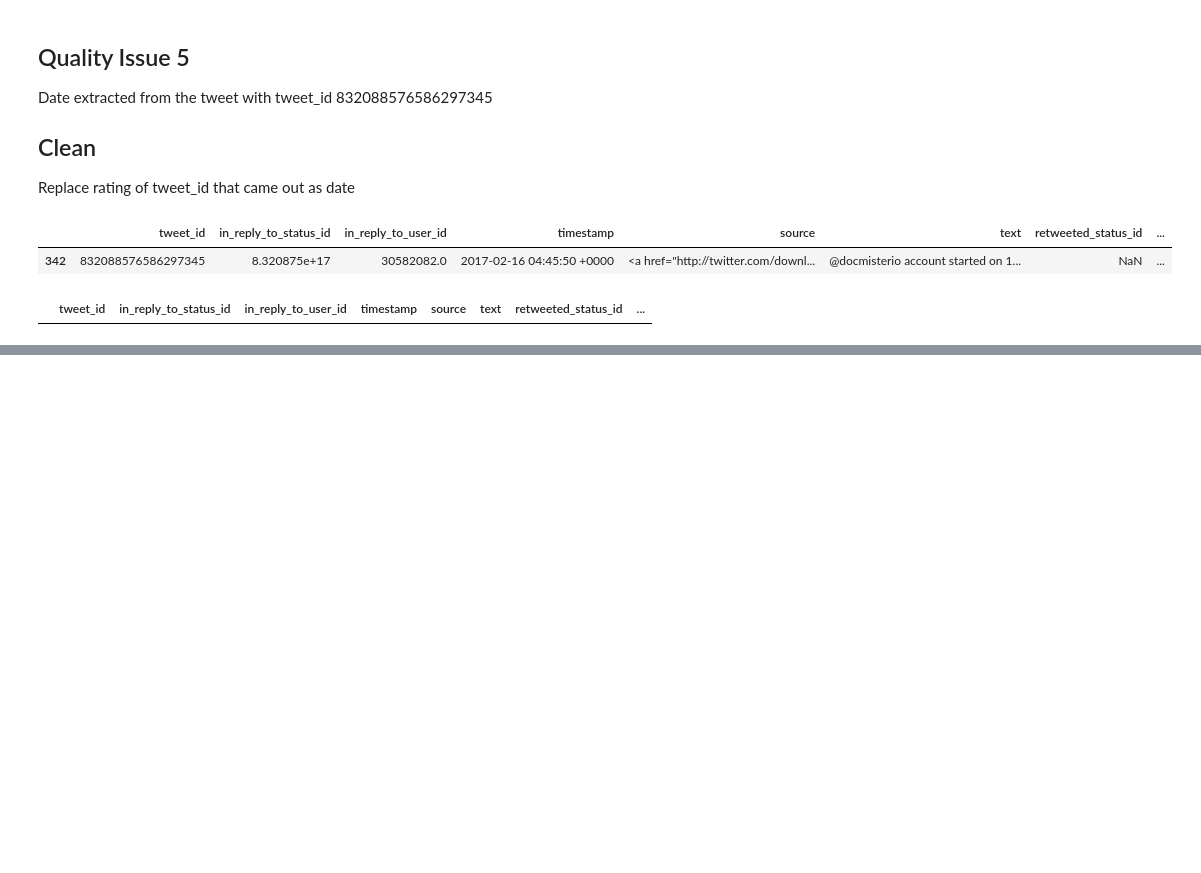
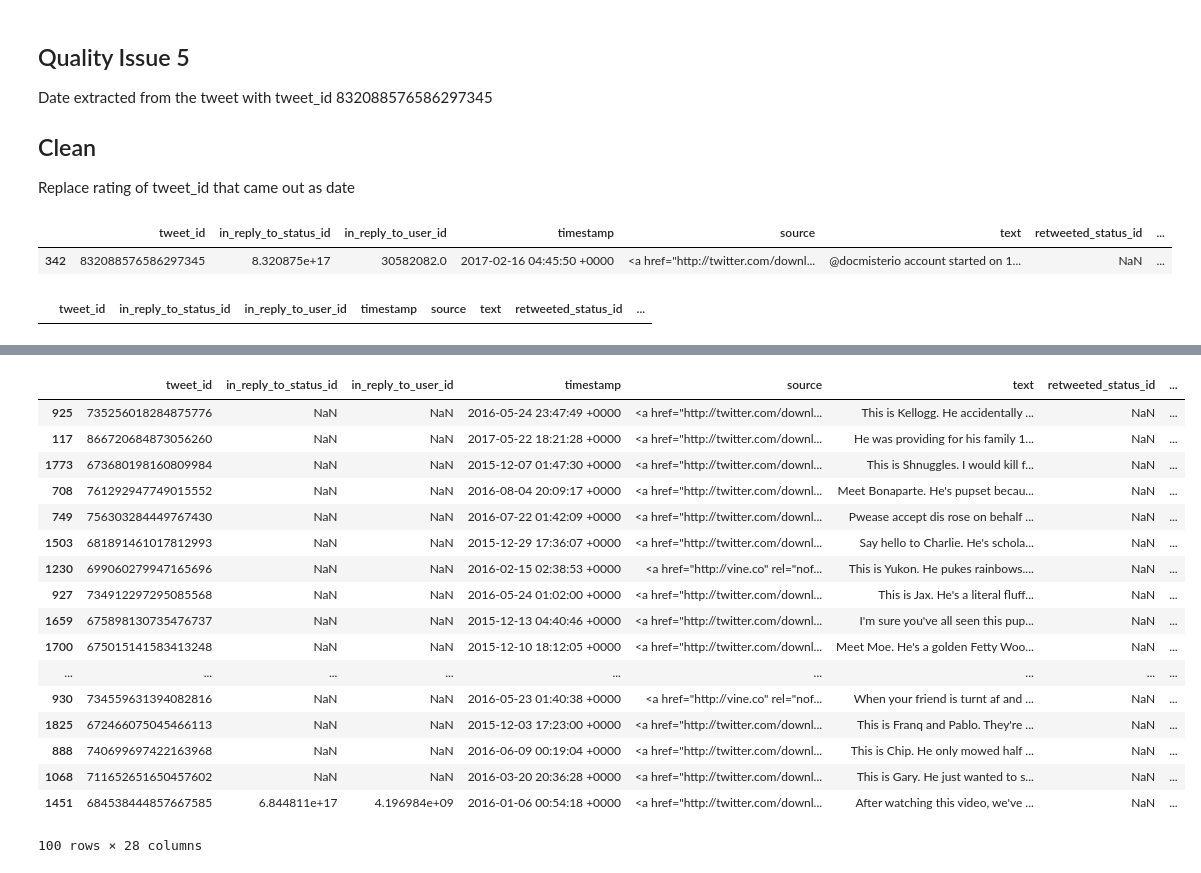
Before and after one commit to KattyP/DataWrangleProject, a Jupyter notebook: wrangle_act.ipynb, the cells around one changed output, grey strips where cells are left out. Saved outputs shown, nothing was run; the diff lists cells and outputs as text; code cells hidden in the pictures; blank space fills up the shorter version.

```diff
--- a/wrangle_act.ipynb
+++ b/wrangle_act.ipynb
@@ -516,0 +545,4 @@ twitter_archive_clean[twitter_archive_clean['rating'] == '11/15/15']
+# %%
+twitter_archive_clean = twitter_archive_clean[twitter_archive_clean.rating != '/']
+twitter_archive_clean['rating_numerator'], twitter_archive_clean['rating_denominator'] = twitter_archive_clean['rating'].str.split('/', 1).str
+twitter_archive_clean.head()
@@ -517 +562,3 @@ twitter_archive_clean[twitter_archive_clean['rating'] == '11/15/15']
+# %%
+twitter_archive_clean = twitter_archive_clean.drop(['rating'], axis=1)
 # %%
@@ -518,0 +581,2 @@ twitter_archive_clean
+# %%
+twitter_clean = pd.merge(twitter_archive_clean, image_predictions_clean, on='tweet_id', how='left')
@@ -518,0 +603,2 @@ twitter_archive_clean
+# %%
+twitter_clean = pd.merge(twitter_clean, tweet_count_clean, on='tweet_id', how='left')
@@ -518,0 +625,21 @@ twitter_archive_clean
+# %%
+twitter_clean.sample(100)
+# %% [output]
+|  | tweet_id | in_reply_to_status_id | in_reply_to_user_id | timestamp | source | text | retweeted_status_id | ... |
+| 925 | 735256018284875776 | NaN | NaN | 2016-05-24 23:47:49 +0000 | <a href="http://twitter.com/downl... | This is Kellogg. He accidentally ... | NaN | ... |
+| 117 | 866720684873056260 | NaN | NaN | 2017-05-22 18:21:28 +0000 | <a href="http://twitter.com/downl... | He was providing for his family 1... | NaN | ... |
+| 1773 | 673680198160809984 | NaN | NaN | 2015-12-07 01:47:30 +0000 | <a href="http://twitter.com/downl... | This is Shnuggles. I would kill f... | NaN | ... |
+| 708 | 761292947749015552 | NaN | NaN | 2016-08-04 20:09:17 +0000 | <a href="http://twitter.com/downl... | Meet Bonaparte. He's pupset becau... | NaN | ... |
+| 749 | 756303284449767430 | NaN | NaN | 2016-07-22 01:42:09 +0000 | <a href="http://twitter.com/downl... | Pwease accept dis rose on behalf ... | NaN | ... |
+| 1503 | 681891461017812993 | NaN | NaN | 2015-12-29 17:36:07 +0000 | <a href="http://twitter.com/downl... | Say hello to Charlie. He's schola... | NaN | ... |
+| 1230 | 699060279947165696 | NaN | NaN | 2016-02-15 02:38:53 +0000 | <a href="http://vine.co" rel="nof... | This is Yukon. He pukes rainbows.... | NaN | ... |
+| 927 | 734912297295085568 | NaN | NaN | 2016-05-24 01:02:00 +0000 | <a href="http://twitter.com/downl... | This is Jax. He's a literal fluff... | NaN | ... |
+| 1659 | 675898130735476737 | NaN | NaN | 2015-12-13 04:40:46 +0000 | <a href="http://twitter.com/downl... | I'm sure you've all seen this pup... | NaN | ... |
+| 1700 | 675015141583413248 | NaN | NaN | 2015-12-10 18:12:05 +0000 | <a href="http://twitter.com/downl... | Meet Moe. He's a golden Fetty Woo... | NaN | ... |
+| ... | ... | ... | ... | ... | ... | ... | ... | ... |
+| 930 | 734559631394082816 | NaN | NaN | 2016-05-23 01:40:38 +0000 | <a href="http://vine.co" rel="nof... | When your friend is turnt af and ... | NaN | ... |
+| 1825 | 672466075045466113 | NaN | NaN | 2015-12-03 17:23:00 +0000 | <a href="http://twitter.com/downl... | This is Franq and Pablo. They're ... | NaN | ... |
+| 888 | 740699697422163968 | NaN | NaN | 2016-06-09 00:19:04 +0000 | <a href="http://twitter.com/downl... | This is Chip. He only mowed half ... | NaN | ... |
+| 1068 | 711652651650457602 | NaN | NaN | 2016-03-20 20:36:28 +0000 | <a href="http://twitter.com/downl... | This is Gary. He just wanted to s... | NaN | ... |
+| 1451 | 684538444857667585 | 6.844811e+17 | 4.196984e+09 | 2016-01-06 00:54:18 +0000 | <a href="http://twitter.com/downl... | After watching this video, we've ... | NaN | ... |
+100 rows × 28 columns
```
Also changed, not shown: parts of 8 cells of this notebook.
